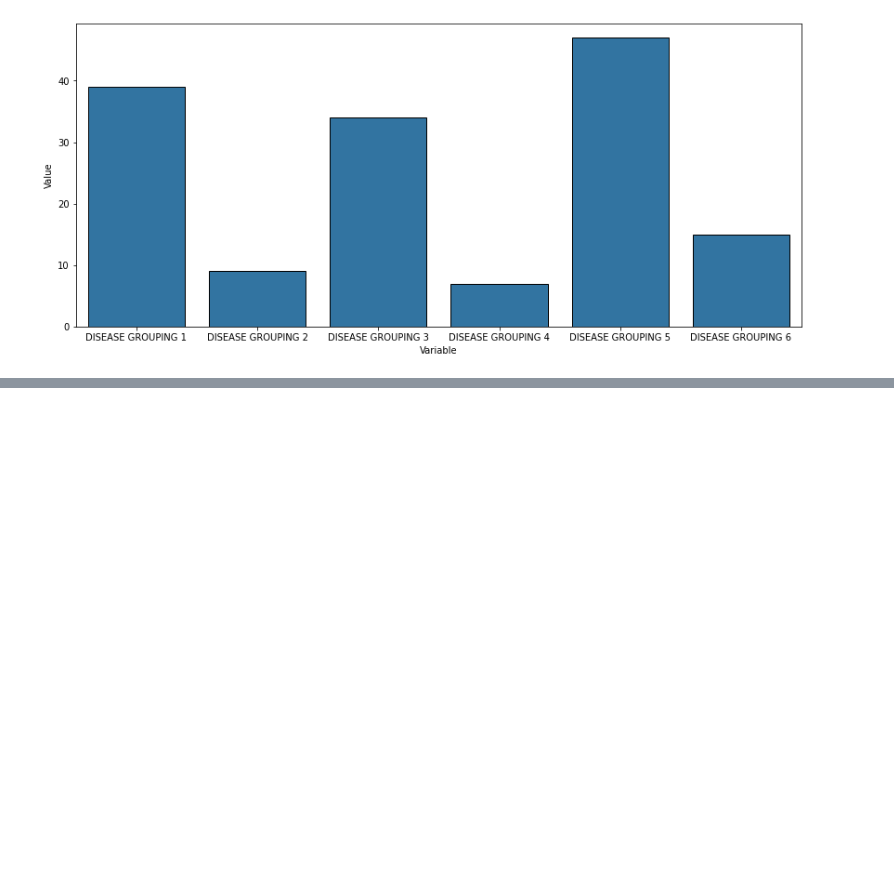
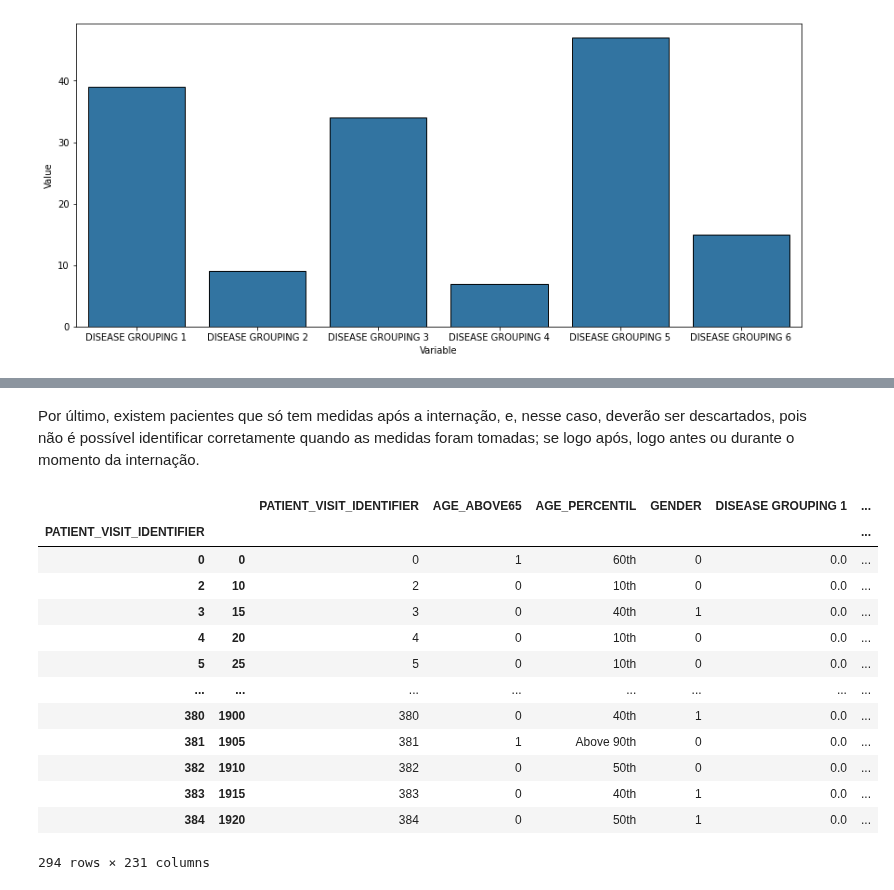
Before and after one commit to RPGraciotti/BootCampAlura, a Jupyter notebook: Projeto_final/Exploratoria.ipynb, the cells around one changed output, grey strips where cells are left out. Drawn from its saved outputs; the diff is of its cells as text; code cells hidden in the pictures; blank space fills up the shorter version.

```diff
--- a/Projeto_final/Exploratoria.ipynb
+++ b/Projeto_final/Exploratoria.ipynb
@@ -124,0 +171,2 @@ Com isso, garantimos que os dados de pacientes cujas primeiras medidas foram tom
+# %%
+df_fill1 = fill_table(df_kg)
@@ -124,0 +223,2 @@ Com isso, garantimos que os dados de pacientes cujas primeiras medidas foram tom
+# %%
+df_fill2 = remove_pts(df_fill1)
@@ -124,0 +262,2 @@ Com isso, garantimos que os dados de pacientes cujas primeiras medidas foram tom
+# %%
+df_fill3 = df_fill2.groupby("PATIENT_VISIT_IDENTIFIER").apply(id_window)
@@ -124,0 +308,21 @@ Com isso, garantimos que os dados de pacientes cujas primeiras medidas foram tom
+# %% [markdown]
+Por último, existem pacientes que só tem medidas após a internação, e, nesse caso, deverão ser descartados, pois não é possível identificar corretamente quando as medidas foram tomadas; se logo após, logo antes ou durante o momento da internação.
+# %%
+df_fill4 = df_fill3.dropna()
+# %%
+df_fill4
+# %% [output]
+|  |  | PATIENT_VISIT_IDENTIFIER | AGE_ABOVE65 | AGE_PERCENTIL | GENDER | DISEASE GROUPING 1 | ... |
+| PATIENT_VISIT_IDENTIFIER |  |  |  |  |  |  | ... |
+| 0 | 0 | 0 | 1 | 60th | 0 | 0.0 | ... |
+| 2 | 10 | 2 | 0 | 10th | 0 | 0.0 | ... |
+| 3 | 15 | 3 | 0 | 40th | 1 | 0.0 | ... |
+| 4 | 20 | 4 | 0 | 10th | 0 | 0.0 | ... |
+| 5 | 25 | 5 | 0 | 10th | 0 | 0.0 | ... |
+| ... | ... | ... | ... | ... | ... | ... | ... |
+| 380 | 1900 | 380 | 0 | 40th | 1 | 0.0 | ... |
+| 381 | 1905 | 381 | 1 | Above 90th | 0 | 0.0 | ... |
+| 382 | 1910 | 382 | 0 | 50th | 0 | 0.0 | ... |
+| 383 | 1915 | 383 | 0 | 40th | 1 | 0.0 | ... |
+| 384 | 1920 | 384 | 0 | 50th | 1 | 0.0 | ... |
+294 rows × 231 columns
```
Also changed, not shown: parts of 39 cells of this notebook.
